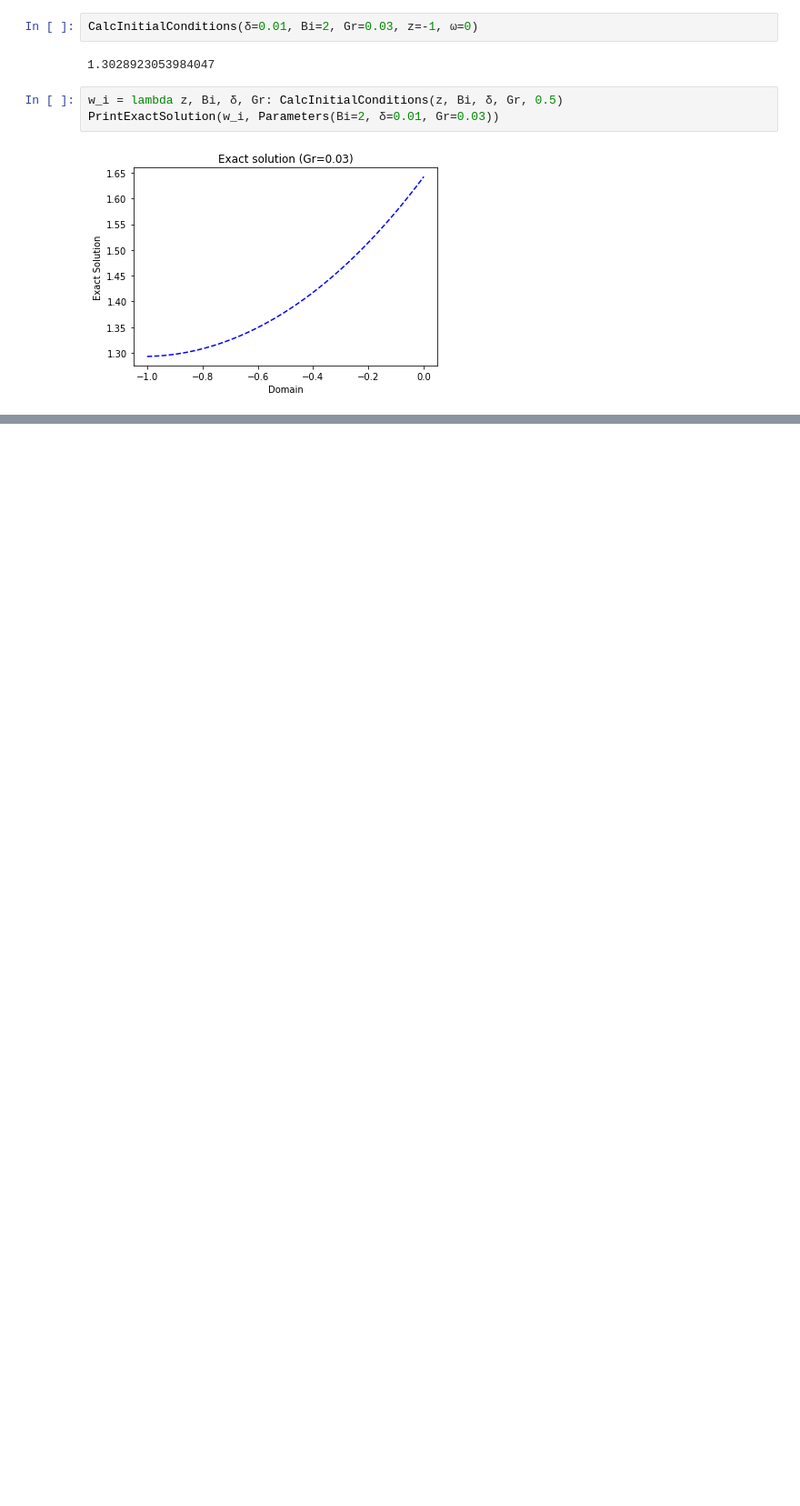
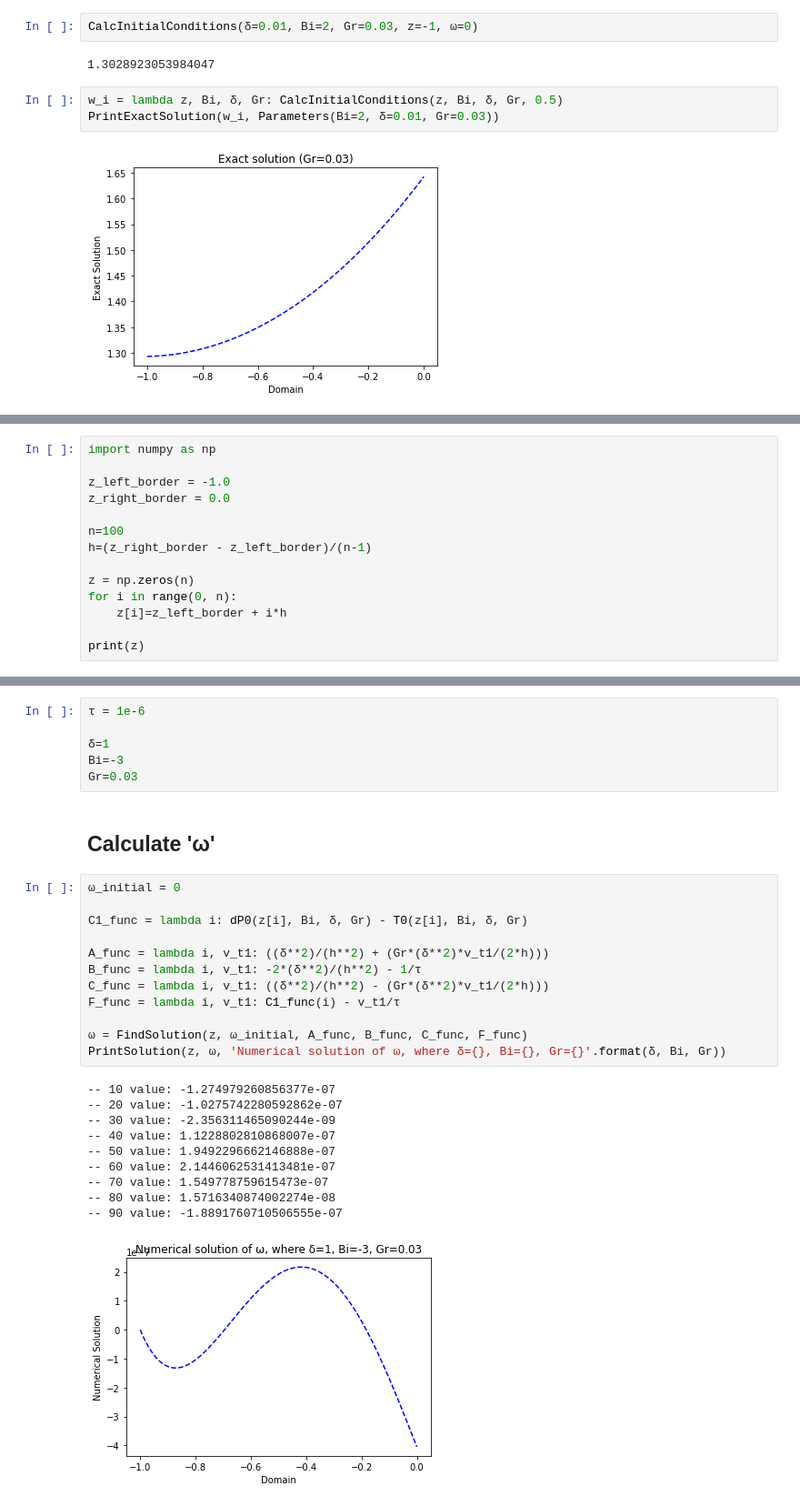
Before and after one commit to SvetlanaSV04/SolveSystemTDMS, a Jupyter notebook: solve.ipynb, the cells around one changed output, grey strips where cells are left out. Shown at 91% size. Cells and saved outputs as stored; diff of their text form; blank space fills up the shorter version.

Commit message:
add: generic solution

```diff
--- a/solve.ipynb
+++ b/solve.ipynb
@@ -171,0 +218,14 @@ PrintExactSolution(w_i, Parameters(Bi=2, δ=0.01, Gr=0.03))
+# %%
+import numpy as np
+
+z_left_border = -1.0
+z_right_border = 0.0
+
+n=100
+h=(z_right_border - z_left_border)/(n-1)
+
+z = np.zeros(n)
+for i in range(0, n):
+    z[i]=z_left_border + i*h
+
+print(z)
@@ -171,0 +252,31 @@ PrintExactSolution(w_i, Parameters(Bi=2, δ=0.01, Gr=0.03))
+# %%
+τ = 1e-6
+
+δ=1
+Bi=-3
+Gr=0.03
+# %% [markdown]
+## Calculate 'ω'
+# %%
+ω_initial = 0
+
+C1_func = lambda i: dP0(z[i], Bi, δ, Gr) - T0(z[i], Bi, δ, Gr)
+
+A_func = lambda i, v_t1: ((δ**2)/(h**2) + (Gr*(δ**2)*v_t1/(2*h)))
+B_func = lambda i, v_t1: -2*(δ**2)/(h**2) - 1/τ
+C_func = lambda i, v_t1: ((δ**2)/(h**2) - (Gr*(δ**2)*v_t1/(2*h)))
+F_func = lambda i, v_t1: C1_func(i) - v_t1/τ
+
+ω = FindSolution(z, ω_initial, A_func, B_func, C_func, F_func)
+PrintSolution(z, ω, 'Numerical solution of ω, where δ={}, Bi={}, Gr={}'.format(δ, Bi, Gr))
+# %% [output]
+-- 10 value: -1.274979260856377e-07
+-- 20 value: -1.0275742280592862e-07
+-- 30 value: -2.356311465090244e-09
+-- 40 value: 1.1228802810868007e-07
+-- 50 value: 1.9492296662146888e-07
+-- 60 value: 2.1446062531413481e-07
+-- 70 value: 1.549778759615473e-07
+-- 80 value: 1.5716340874002274e-08
+-- 90 value: -1.8891760710506555e-07
+[figure, added]
```
Also changed, not shown: parts of 7 cells of this notebook.
